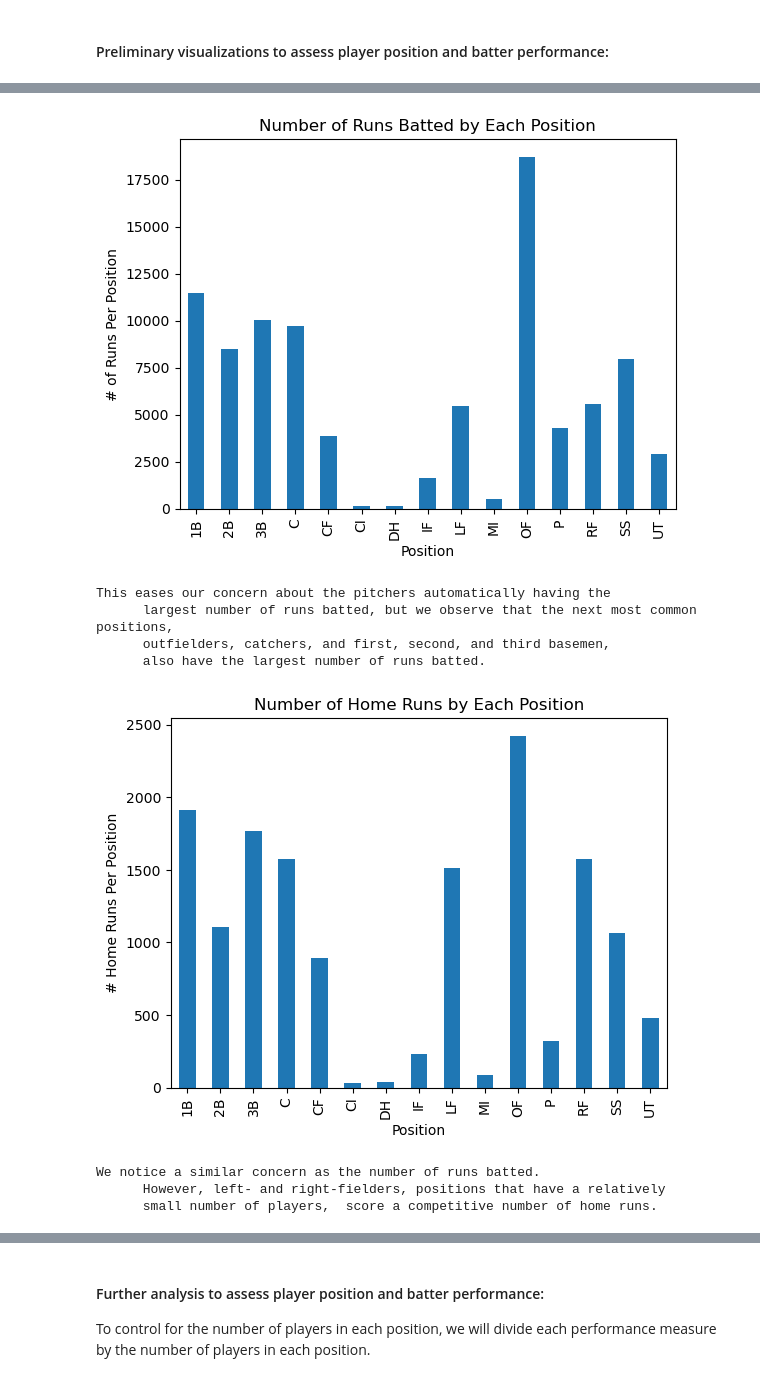
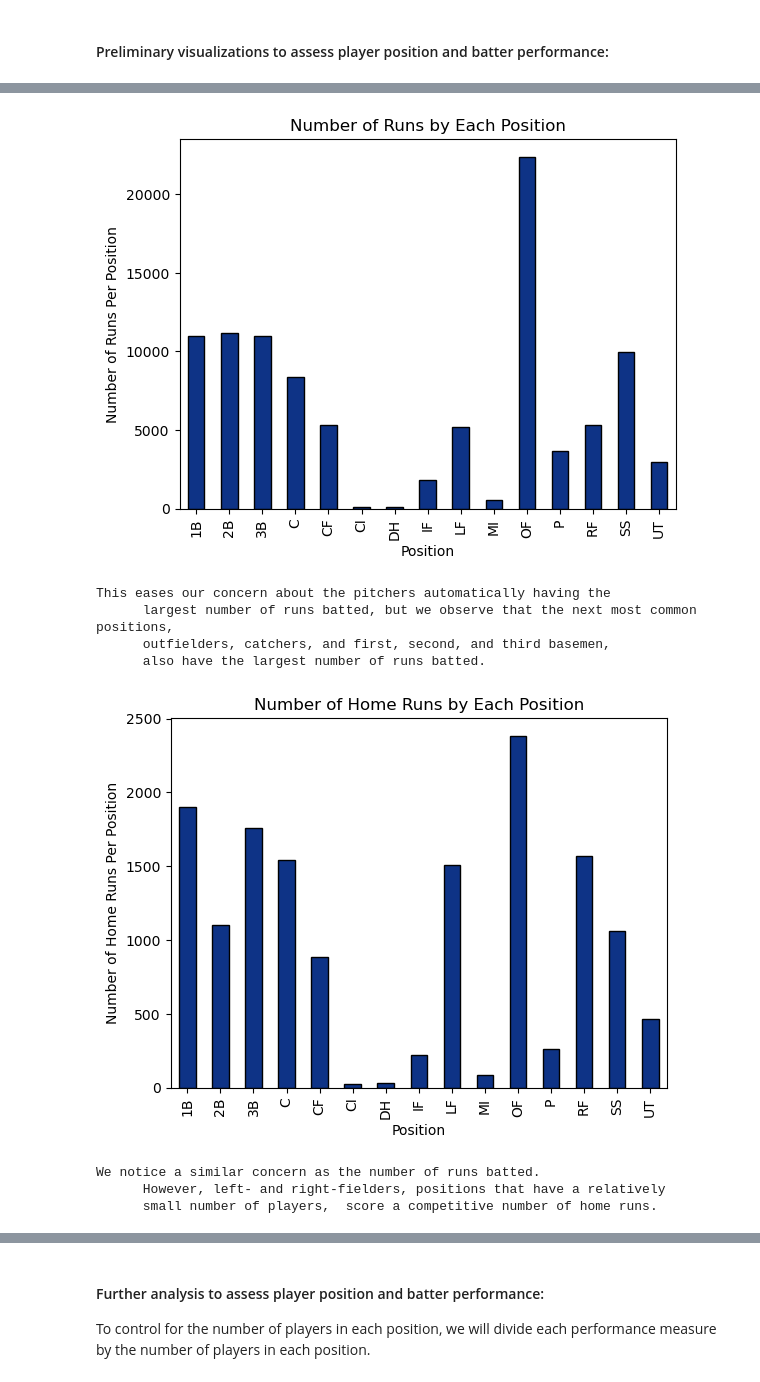
Before and after one commit to ml9148/Project_01, a Jupyter notebook: data_cleaning.ipynb, the cells around one changed output, grey strips where cells are left out. Drawn from its saved outputs; the diff is of its cells as text; code cells hidden in the pictures.

```diff
--- a/data_cleaning.ipynb
+++ b/data_cleaning.ipynb
@@ -10,8 +10,8 @@ warnings.filterwarnings("ignore")
 # %%
 # Import data & convert to dataframe
 batting_data_load = "../Project_01/CHC_batting.csv"
-batting_data = pd.read_csv(batting_data_load)
-batting_data.head()
+batting_data_0 = pd.read_csv(batting_data_load)
+batting_data_0.head()
 # %% [output]
 |  | Rank | Year | Position | Name | Age | Games | Plate_Appearances | At_Bats | Runs | Hits | ... |
 | 0 | 1 | 2023 | C | Yan Gomes | 35 | 116 | 419 | 382 | 44 | 102 | ... |
@@ -20,3 +20,7 @@ batting_data.head()
 | 3 | 4 | 2023 | SS | Dansby Swanson | 29 | 147 | 638 | 565 | 81 | 138 | ... |
 | 4 | 5 | 2023 | 3B | Nick Madrigal | 26 | 92 | 294 | 270 | 34 | 71 | ... |
 5 rows × 31 columns
+# %%
+# take out outliers from batting data "At_Bats"
+filtered_players = batting_data_0.loc[batting_data_0["At_Bats"] >= 50]   # should be 2735 rows
+filtered_players
@@ -277,11 +197,13 @@ First, we observe that there are many more players in the Pitcher position than
 # %%
 # Number of Runs Batted by Each Position
-position_runs_total = batting_data.groupby(["Position"])["Runs_Batted_In"].sum()
+position_runs_total = filtered_players.groupby(["Position"])["Runs"].sum()
 position_runs_total.head()
 position_runs_total.plot(kind='bar',
                     xlabel='Position',
-                    ylabel='# of Runs Per Position',
-                    title="Number of Runs Batted by Each Position")
+                    ylabel='Number of Runs Per Position',
+                    title="Number of Runs by Each Position",
+                    color='#0E3386',
+                    edgecolor='black')
 plt.show()
 print("""This eases our concern about the pitchers automatically having the
       largest number of runs batted, but we observe that the next most common positions,
@@ -294,12 +216,15 @@ print("""This eases our concern about the pitchers automatically having the
 
 
 # Number of Home Runs by Each Position
-position_homeruns_total = batting_data.groupby(["Position"])["Home_Runs"].sum()
+position_homeruns_total = filtered_players.groupby(["Position"])["Home_Runs"].sum()
 position_homeruns_total.head()
 position_homeruns_total.plot(kind='bar',
                     xlabel='Position',
-                    ylabel='# Home Runs Per Position',
-                    title="Number of Home Runs by Each Position")
+                    ylabel='Number of Home Runs Per Position',
+                    title="Number of Home Runs by Each Position",
+                    color='#0E3386',
+                    edgecolor='black')
+plt.savefig("Figures/Homeruns_Sum.png")
 plt.show()
 print("""We notice a similar concern as the number of runs batted.
       However, left- and right-fielders, positions that have a relatively
@@ -307,38 +232,40 @@ print("""We notice a similar concern as the number of runs batted.
 
 
 
       """)
 
 
 # Number of Bases Stolen by Each Position
-position_basesstolen_total = batting_data.groupby(["Position"])["Stolen_Bases"].sum()
+position_basesstolen_total = filtered_players.groupby(["Position"])["Stolen_Bases"].sum()
 position_basesstolen_total.head()
 position_basesstolen_total.plot(kind='bar',
                     xlabel='Position',
-                    ylabel='# of Bases Stolen Per Position',
-                    title="Number of Bases Stolen by Each Position")
+                    ylabel='Number of of Bases Stolen Per Position',
+                    title="Number of Bases Stolen by Each Position",
+                    color='#0E3386',
+                    edgecolor='black')
 plt.show()
 print("""Outfielders, the second largest position category, perform well again. Shortstops
       perform comparatively well for the number of players.
 
 
       However, the positions that contain the fewest players
       (Corner Infield, Middle Infield, and Designated Hitter)
       consistenly have the lowest count for each measure of performance.
 
 
       Further analysis is needed to determine a better measure of comparison.
 
 
 
       """)
 # %% [output]
-[figure, old version]
+[figure, new version]
 This eases our concern about the pitchers automatically having the
       largest number of runs batted, but we observe that the next most common positions,
       outfielders, catchers, and first, second, and third basemen,
       also have the largest number of runs batted.
-[figure, old version]
+[figure, new version]
 We notice a similar concern as the number of runs batted.
       However, left- and right-fielders, positions that have a relatively
       small number of players,  score a competitive number of home runs.
```
Also changed, not shown: parts of 54 cells of this notebook, 1 other file.
